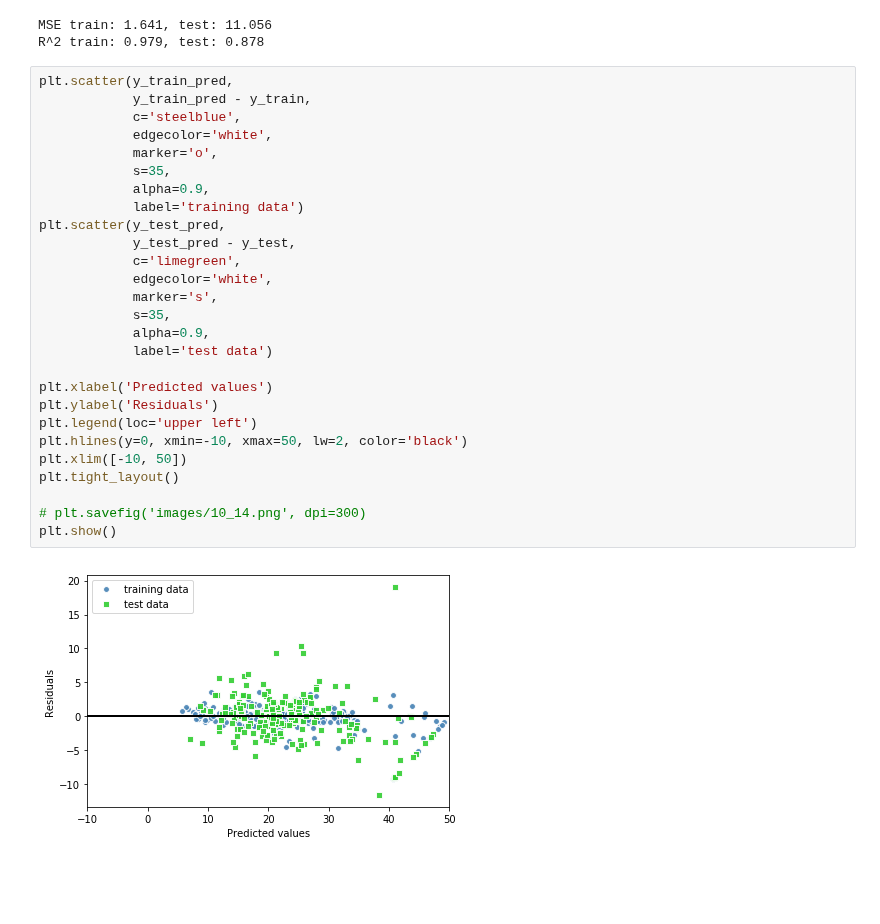
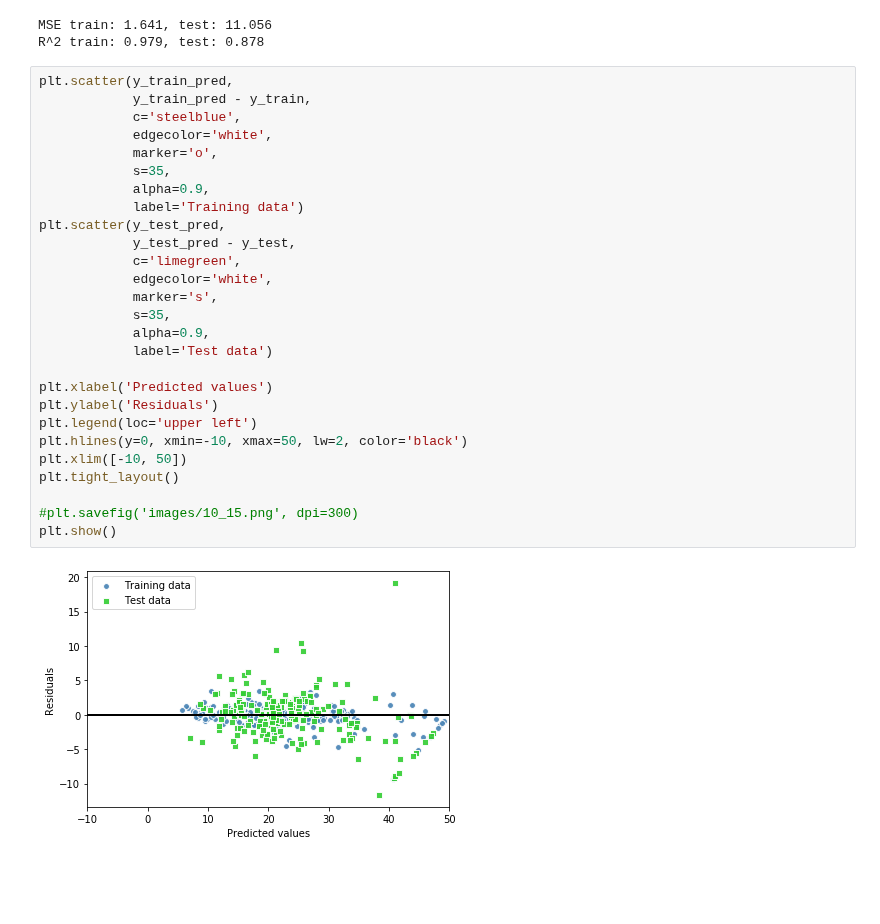
Before and after one commit to rasbt/python-machine-learning-book-3rd-edition, a Jupyter notebook: ch10/ch10.ipynb, the cells around one changed output. Cells and saved outputs as stored; diff of their text form.

```diff
--- a/ch10/ch10.ipynb
+++ b/ch10/ch10.ipynb
@@ -664,32 +664,32 @@ R^2 train: 0.979, test: 0.878
 # %%
 plt.scatter(y_train_pred,
             y_train_pred - y_train,
             c='steelblue',
             edgecolor='white',
             marker='o',
             s=35,
             alpha=0.9,
-            label='training data')
+            label='Training data')
 plt.scatter(y_test_pred,
             y_test_pred - y_test,
             c='limegreen',
             edgecolor='white',
             marker='s',
             s=35,
             alpha=0.9,
-            label='test data')
+            label='Test data')
 
 plt.xlabel('Predicted values')
 plt.ylabel('Residuals')
 plt.legend(loc='upper left')
 plt.hlines(y=0, xmin=-10, xmax=50, lw=2, color='black')
 plt.xlim([-10, 50])
 plt.tight_layout()
 
-# plt.savefig('images/10_14.png', dpi=300)
+#plt.savefig('images/10_15.png', dpi=300)
 plt.show()
 # %% [output]
-[figure, old version]
+[figure, new version]
 # %% [markdown]
 <br>
 <br>
```
Also changed, not shown: parts of 16 cells of this notebook, 30 other files.
